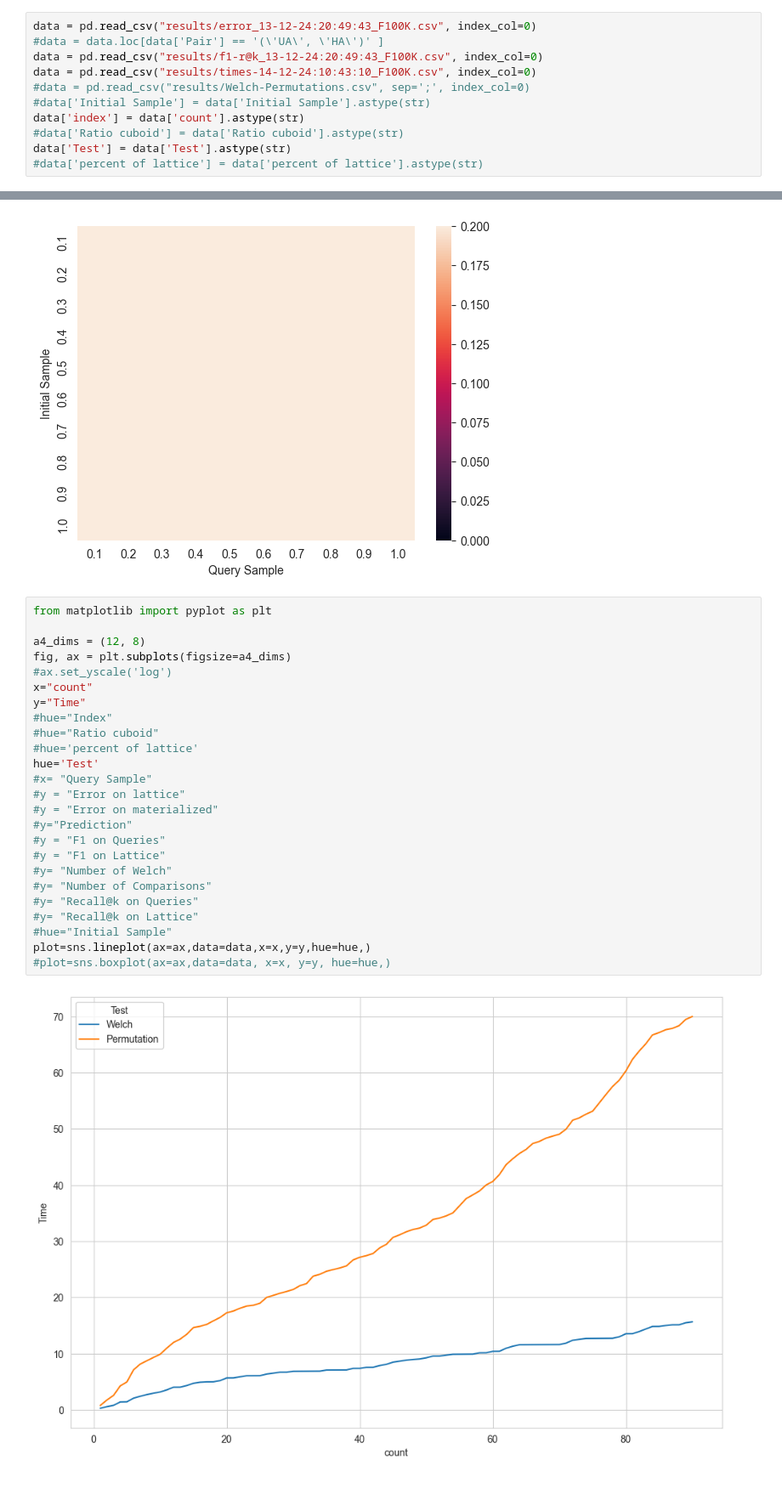
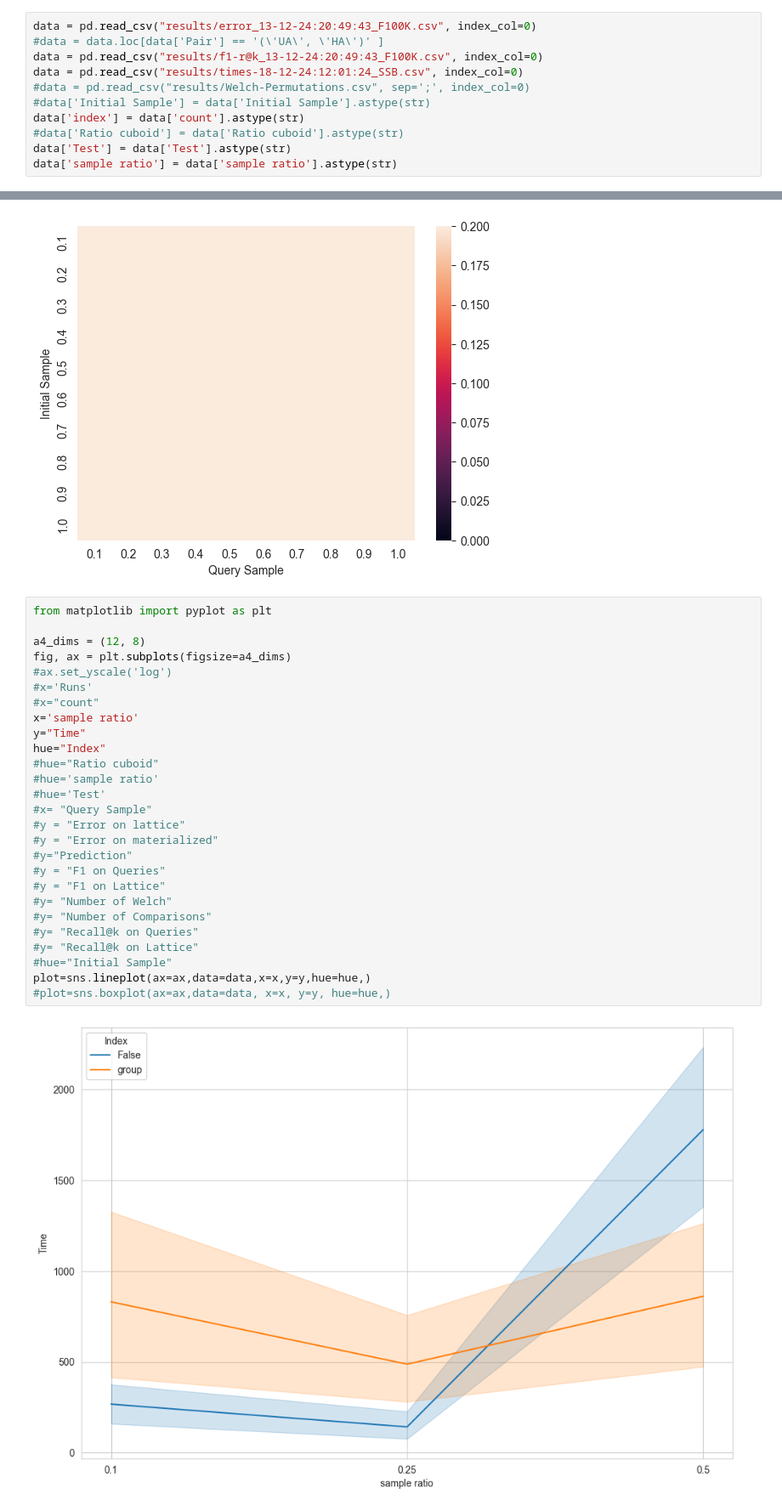
Before and after one commit to patrickmarcel/rankInsightGeneration, a Jupyter notebook: visu-results.ipynb, the cells around one changed output, grey strips where cells are left out. Shown at 85% size. Saved outputs shown, nothing was run; the diff lists cells and outputs as text.

Commit message:
tests with neo4j

```diff
--- a/visu-results.ipynb
+++ b/visu-results.ipynb
@@ -8,13 +8,13 @@ import seaborn as sns
 data = pd.read_csv("results/error_13-12-24:20:49:43_F100K.csv", index_col=0)
 #data = data.loc[data['Pair'] == '(\'UA\', \'HA\')' ]
 data = pd.read_csv("results/f1-r@k_13-12-24:20:49:43_F100K.csv", index_col=0)
-data = pd.read_csv("results/times-14-12-24:10:43:10_F100K.csv", index_col=0)
+data = pd.read_csv("results/times-18-12-24:12:01:24_SSB.csv", index_col=0)
 #data = pd.read_csv("results/Welch-Permutations.csv", sep=';', index_col=0)
 #data['Initial Sample'] = data['Initial Sample'].astype(str)
 data['index'] = data['count'].astype(str)
 #data['Ratio cuboid'] = data['Ratio cuboid'].astype(str)
 data['Test'] = data['Test'].astype(str)
-#data['percent of lattice'] = data['percent of lattice'].astype(str)
+data['sample ratio'] = data['sample ratio'].astype(str)
 # %%
 data.head()
 # %% [output]
@@ -49,29 +49,31 @@ sns.heatmap(pivot, vmin=0, vmax=0.2)
 # %%
 from matplotlib import pyplot as plt
 
 a4_dims = (12, 8)
 fig, ax = plt.subplots(figsize=a4_dims)
 #ax.set_yscale('log')
-x="count"
+#x='Runs'
+#x="count"
+x='sample ratio'
 y="Time"
-#hue="Index"
+hue="Index"
 #hue="Ratio cuboid"
-#hue='percent of lattice'
-hue='Test'
+#hue='sample ratio'
+#hue='Test'
 #x= "Query Sample"
 #y = "Error on lattice"
 #y = "Error on materialized"
 #y="Prediction"
 #y = "F1 on Queries"
 #y = "F1 on Lattice"
 #y= "Number of Welch"
 #y= "Number of Comparisons"
 #y= "Recall@k on Queries"
 #y= "Recall@k on Lattice"
 #hue="Initial Sample"
 plot=sns.lineplot(ax=ax,data=data,x=x,y=y,hue=hue,)
 #plot=sns.boxplot(ax=ax,data=data, x=x, y=y, hue=hue,)
 # %% [output]
-[figure, old version]
+[figure, new version]
 # %%
 save=plot.get_figure()
```
Also changed, not shown: parts of 1 cell of this notebook, 6 other files.
